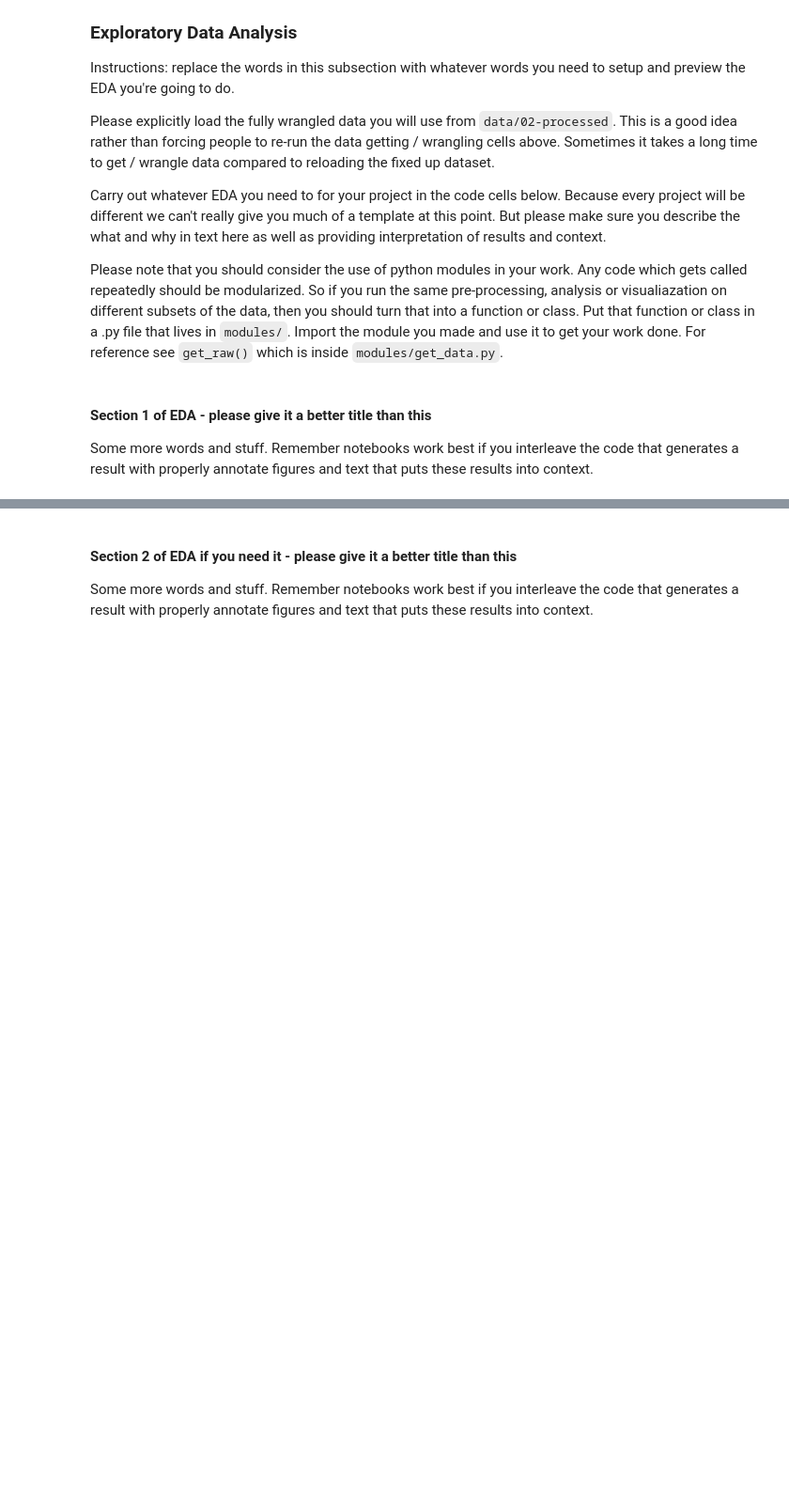
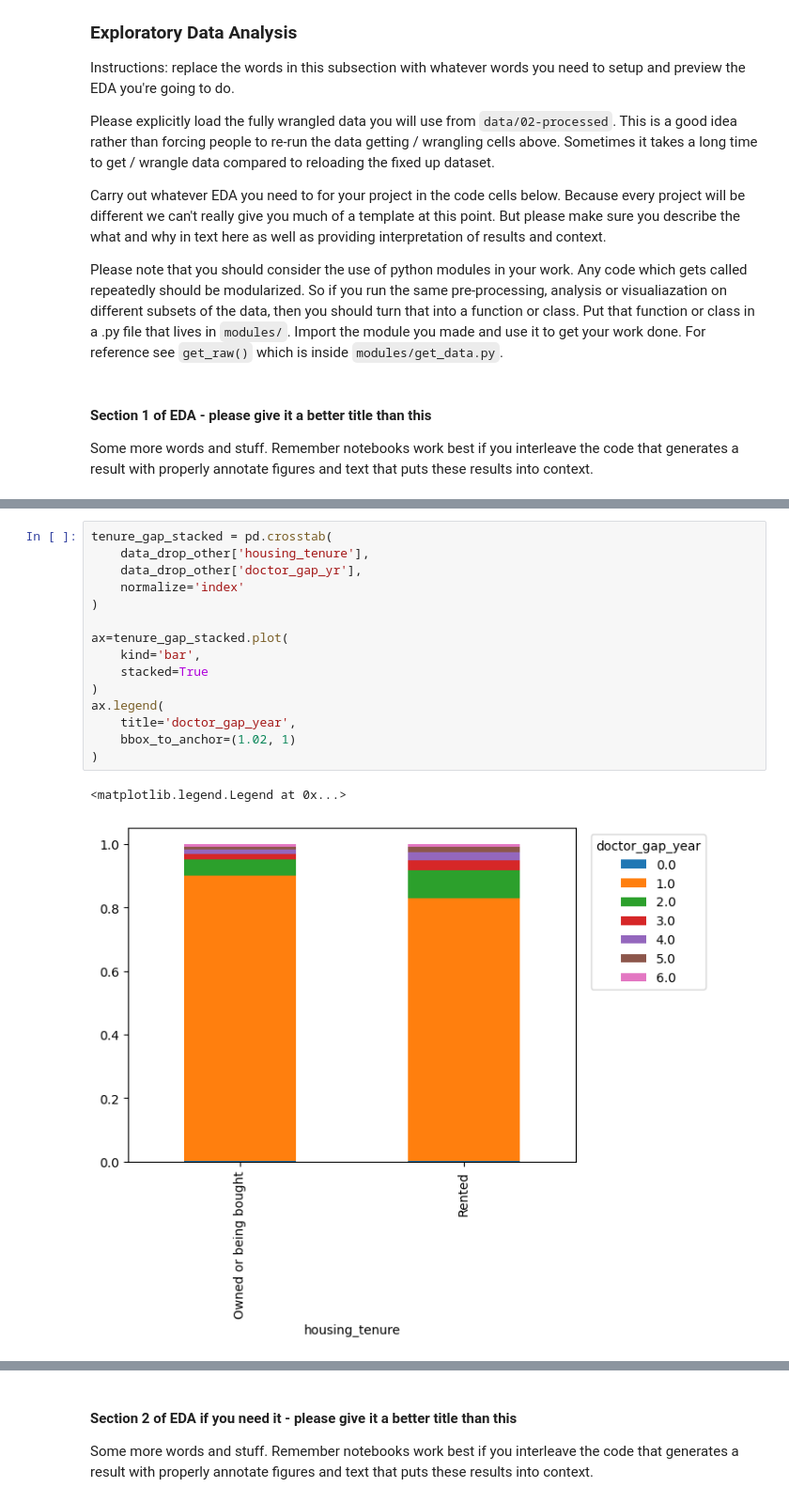
Before and after one commit to COGS108/Group-SP26-079, a Jupyter notebook: 02-EDACheckpoint.ipynb, the cells around one changed output, grey strips where cells are left out. Shown at 94% size. Saved outputs shown, nothing was run; the diff lists cells and outputs as text; blank space fills up the shorter version.

```diff
--- a/02-EDACheckpoint.ipynb
+++ b/02-EDACheckpoint.ipynb
@@ -293,0 +203,18 @@ expected:  [[2.68872350e+01 1.76083087e+04 1.23752037e+03 4.07553878e+02
+# %%
+tenure_gap_stacked = pd.crosstab(
+    data_drop_other['housing_tenure'],
+    data_drop_other['doctor_gap_yr'],
+    normalize='index'
+)
+
+ax=tenure_gap_stacked.plot(
+    kind='bar',
+    stacked=True
+)
+ax.legend(
+    title='doctor_gap_year',
+    bbox_to_anchor=(1.02, 1)
+)
+# %% [output]
+<matplotlib.legend.Legend at 0x...>
+[figure, added]
```
Also changed, not shown: parts of 10 cells of this notebook.
